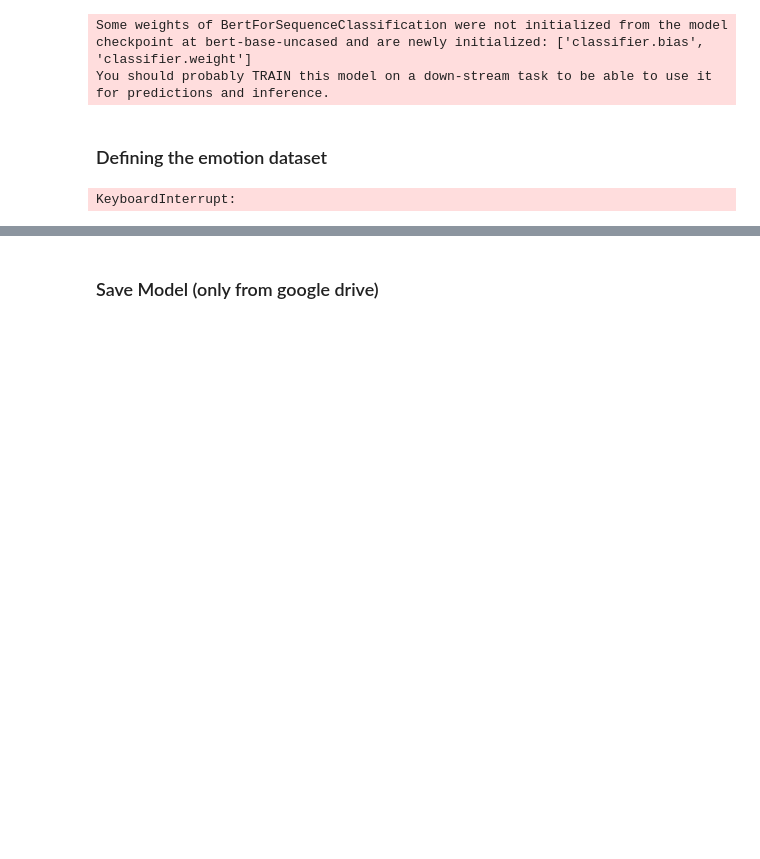
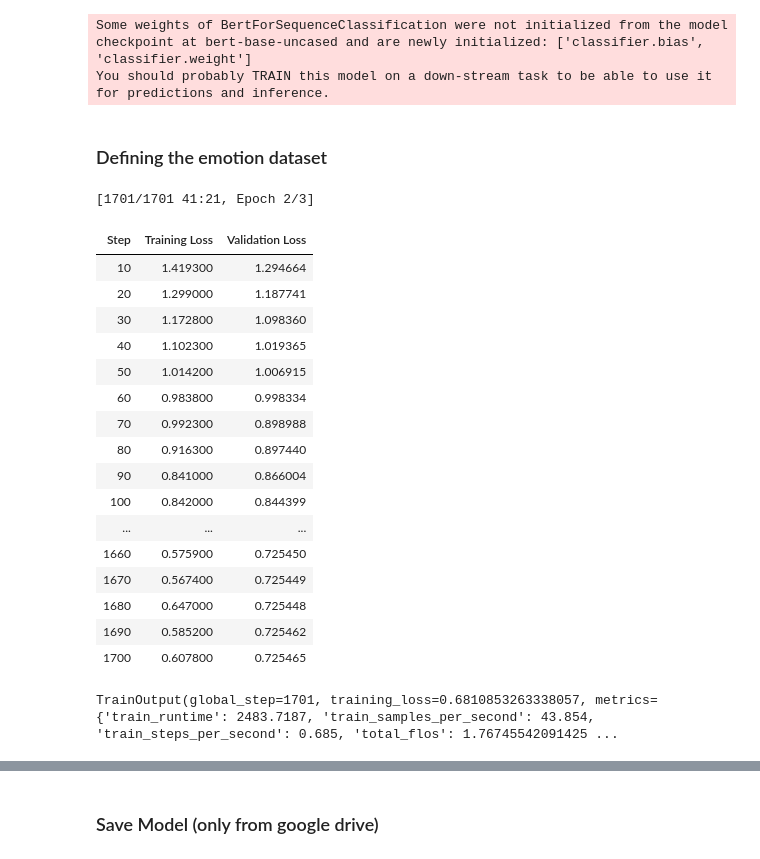
Before and after one commit to rgap/NMA-GoEmotions-Project, a Jupyter notebook: notebooks/13_model_building_bertClassifier_28classes_newmapping.ipynb, the cells around one changed output, grey strips where cells are left out. Drawn from its saved outputs; the diff is of its cells as text; code cells hidden in the pictures; blank space fills up the shorter version.

```diff
--- a/notebooks/13_model_building_bertClassifier_28classes_newmapping.ipynb
+++ b/notebooks/13_model_building_bertClassifier_28classes_newmapping.ipynb
@@ -72,6 +73,7 @@ sampled_train_data = sample_data(train_data)
 # Process validation data
 validation_data = load_data(validation_data_url)
 validation_data = preprocess_data(validation_data)
+validation_data = map_emotions(validation_data)
 sampled_validation_data = sample_data(validation_data)
 
 # Tokenize the comments
@@ -180,35 +188,53 @@ training_args = TrainingArguments(
     warmup_steps=50,  # Number of warmup steps for learning rate scheduler
     weight_decay=0.01,  # Strength of weight decay
     logging_dir='./logs',  # Directory for storing logs
     logging_steps=10,  # Log every X updates steps
     evaluation_strategy="steps",  # Evaluate the model every X steps
     save_strategy="steps",  # Save the model checkpoint every X steps
     save_steps=0,  # Steps interval for saving model checkpoint (We dont need to save steps)
     eval_steps=10,  # Steps interval for evaluation
     gradient_accumulation_steps=2,  # Number of updates steps to accumulate before performing a backward/update pass
     fp16=True,  # Use 16-bit (mixed) precision training
     learning_rate=3e-5,  # The initial learning rate for AdamW optimizer
     load_best_model_at_end=True,  # Load the best model when finished training (default metric is loss)
     lr_scheduler_type="reduce_lr_on_plateau",  # Learning rate scheduler type
     metric_for_best_model="eval_loss",  # Use loss to identify the best model
     save_total_limit=2,  # Limit the total amount of checkpoints. Deletes the older checkpoints.
     greater_is_better=False,  # Set to True if the metric to optimize is greater (e.g. Accuracy, F1). False for metrics which are lower (e.g. loss)
-    no_cuda=True if device.type != 'cuda' else False,  # Do not use CUDA even when available
+    # no_cuda=True if device.type != 'cuda' else False,  # Do not use CUDA even when available
 )
 
 # Initialize Trainer
 trainer = Trainer(
     model=model,
     args=training_args,
     train_dataset=train_dataset,
     eval_dataset=validation_dataset,
     callbacks=[EarlyStoppingCallback(early_stopping_patience=3)]
 )
 
 # Train the model
 trainer.train()
 # %% [output]
-KeyboardInterrupt:
+[1701/1701 41:21, Epoch 2/3]
+| Step | Training Loss | Validation Loss |
+| 10 | 1.419300 | 1.294664 |
+| 20 | 1.299000 | 1.187741 |
+| 30 | 1.172800 | 1.098360 |
+| 40 | 1.102300 | 1.019365 |
+| 50 | 1.014200 | 1.006915 |
+| 60 | 0.983800 | 0.998334 |
+| 70 | 0.992300 | 0.898988 |
+| 80 | 0.916300 | 0.897440 |
+| 90 | 0.841000 | 0.866004 |
+| 100 | 0.842000 | 0.844399 |
+| ... | ... | ... |
+| 1660 | 0.575900 | 0.725450 |
+| 1670 | 0.567400 | 0.725449 |
+| 1680 | 0.647000 | 0.725448 |
+| 1690 | 0.585200 | 0.725462 |
+| 1700 | 0.607800 | 0.725465 |
+TrainOutput(global_step=1701, training_loss=0.6810853263338057, metrics={'train_runtime': 2483.7187, 'train_samples_per_second': 43.854, 'train_steps_per_second': 0.685, 'total_flos': 1.76745542091425 ...
 # %%
 import matplotlib.pyplot as plt
 
```
Also changed, not shown: parts of 6 cells of this notebook, 2 other files.
